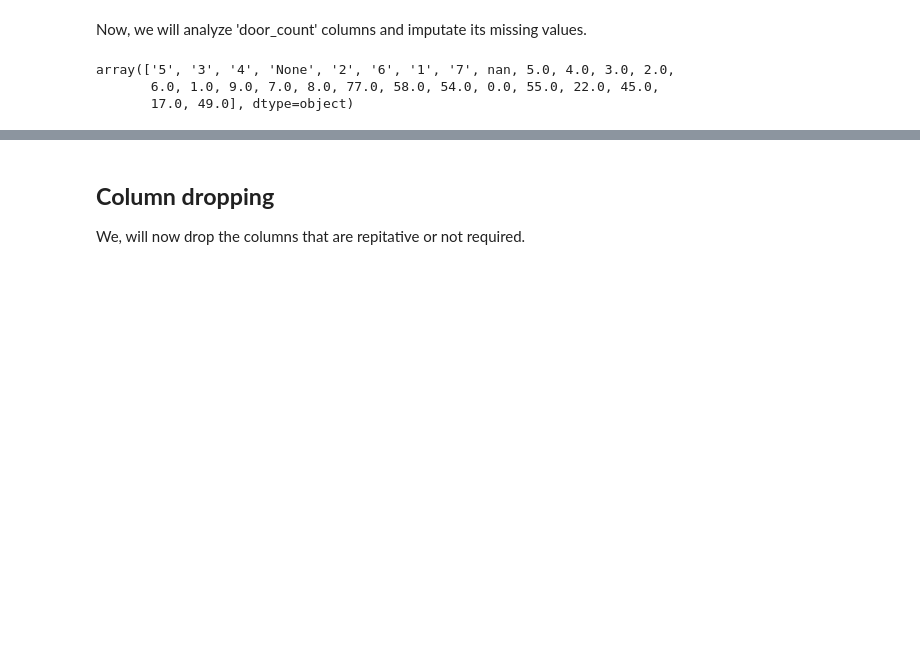
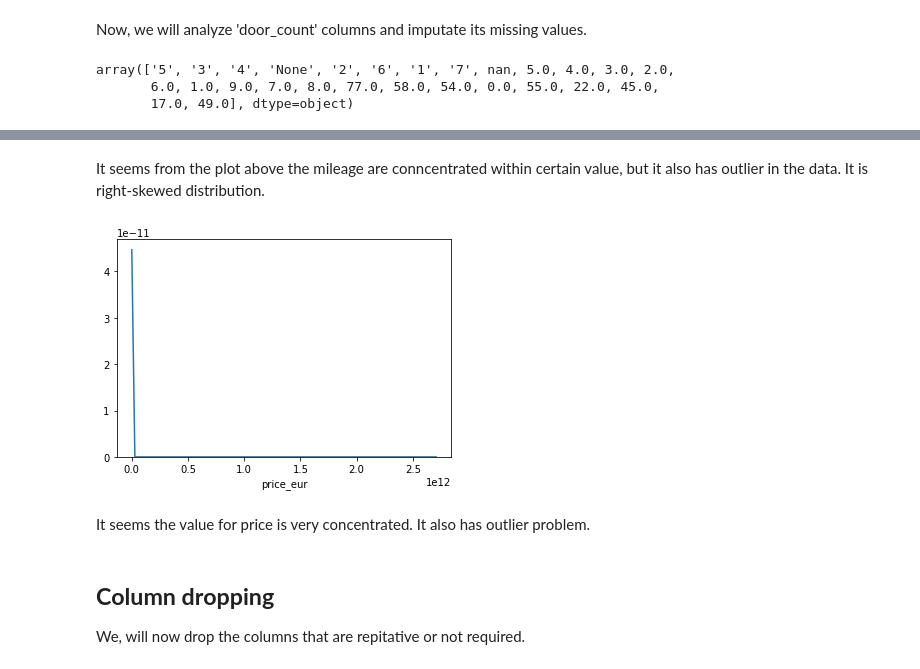
Before and after one commit to sarojdhl/Emotion-Detection, a Jupyter notebook: notebook/Car-Ads EDA.ipynb, the cells around one changed output, grey strips where cells are left out. Saved outputs shown, nothing was run; the diff lists cells and outputs as text; code cells hidden in the pictures; blank space fills up the shorter version.

```diff
--- a/notebook/Car-Ads EDA.ipynb
+++ b/notebook/Car-Ads EDA.ipynb
@@ -116,3 +134,11 @@ df['door_count'].fillna(float(int(df['door_count'].mean())), inplace=True)
+# %% [markdown]
+It seems from the plot above the mileage are conncentrated within certain value, but it also has outlier in the data. It is right-skewed distribution.
+# %%
+ax = sns.distplot(df['price_eur'], hist=False)
+# %% [output]
+[figure, added]
+# %% [markdown]
+It seems the value for price is very concentrated. It also has outlier problem.
 # %% [markdown]
 ## **Column dropping**
 
```
Also changed, not shown: parts of 11 cells of this notebook.
